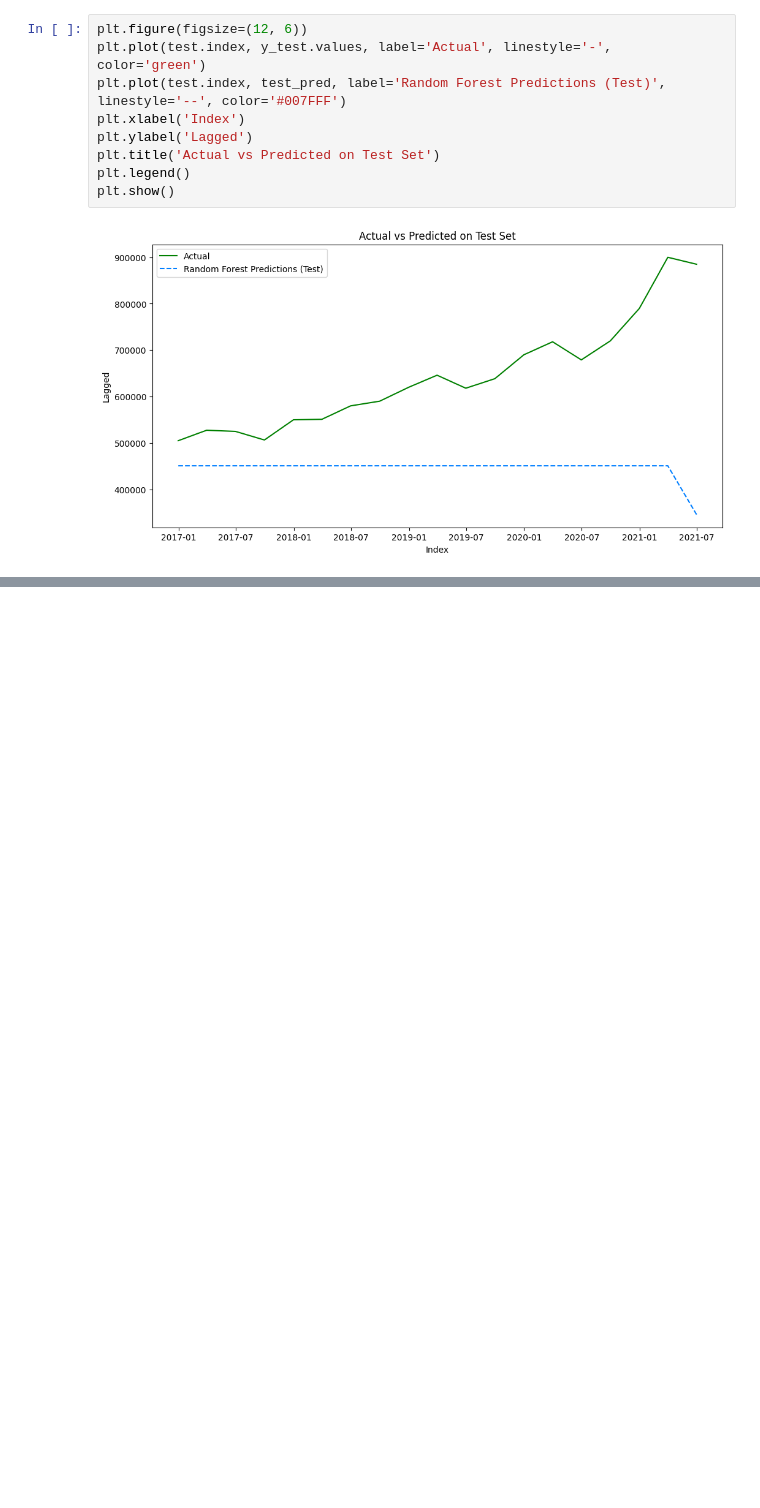
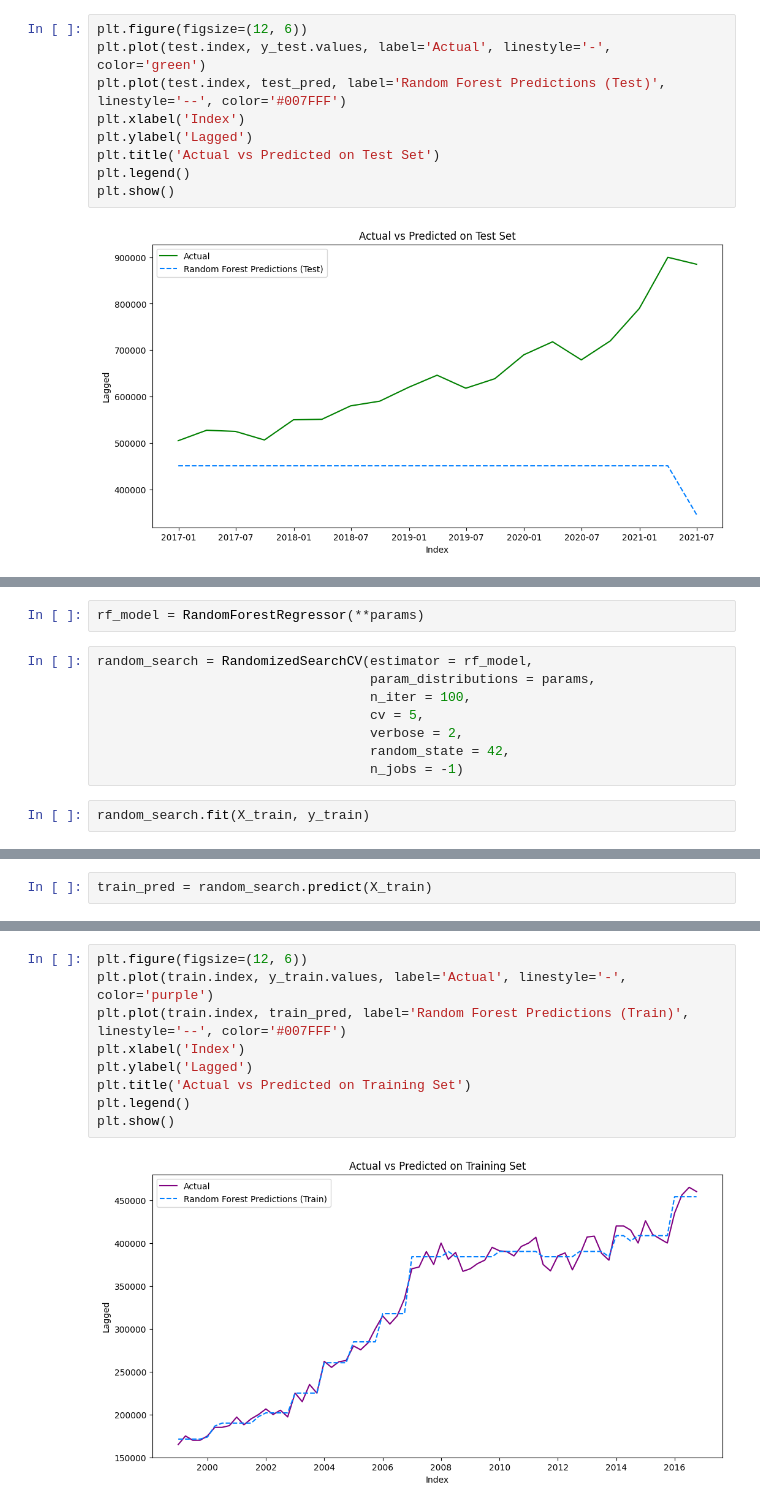
Before and after one commit to Sheepsta300/Machine-Learning-Project, a Jupyter notebook: Housing_Price_Predictor.ipynb, the cells around one changed output, grey strips where cells are left out. Drawn from its saved outputs; the diff is of its cells as text; blank space fills up the shorter version.

```diff
--- a/Housing_Price_Predictor.ipynb
+++ b/Housing_Price_Predictor.ipynb
@@ -756,0 +783,12 @@ plt.show()
+# %%
+rf_model = RandomForestRegressor(**params)
+# %%
+random_search = RandomizedSearchCV(estimator = rf_model,
+                                   param_distributions = params,
+                                   n_iter = 100,
+                                   cv = 5,
+                                   verbose = 2,
+                                   random_state = 42,
+                                   n_jobs = -1)
+# %%
+random_search.fit(X_train, y_train)
@@ -756,0 +843,2 @@ plt.show()
+# %%
+train_pred = random_search.predict(X_train)
@@ -756,0 +876,11 @@ plt.show()
+# %%
+plt.figure(figsize=(12, 6))
+plt.plot(train.index, y_train.values, label='Actual', linestyle='-', color='purple')
+plt.plot(train.index, train_pred, label='Random Forest Predictions (Train)', linestyle='--', color='#007FFF')
+plt.xlabel('Index')
+plt.ylabel('Lagged')
+plt.title('Actual vs Predicted on Training Set')
+plt.legend()
+plt.show()
+# %% [output]
+[figure, added]
```
Also changed, not shown: parts of 30 cells of this notebook.
